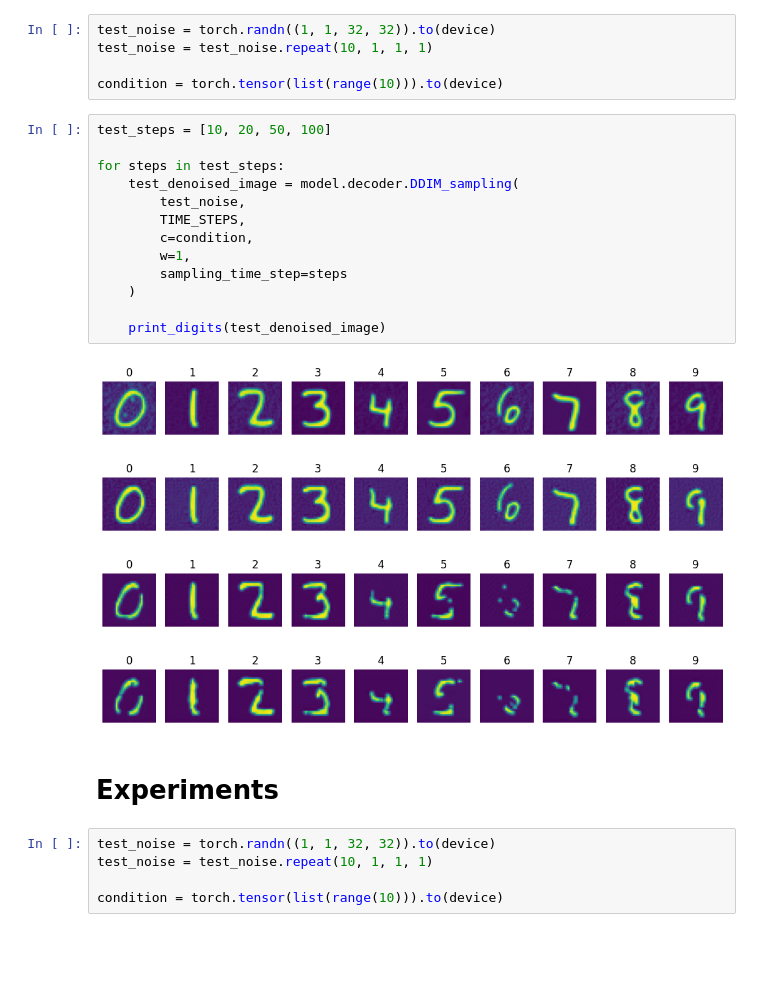
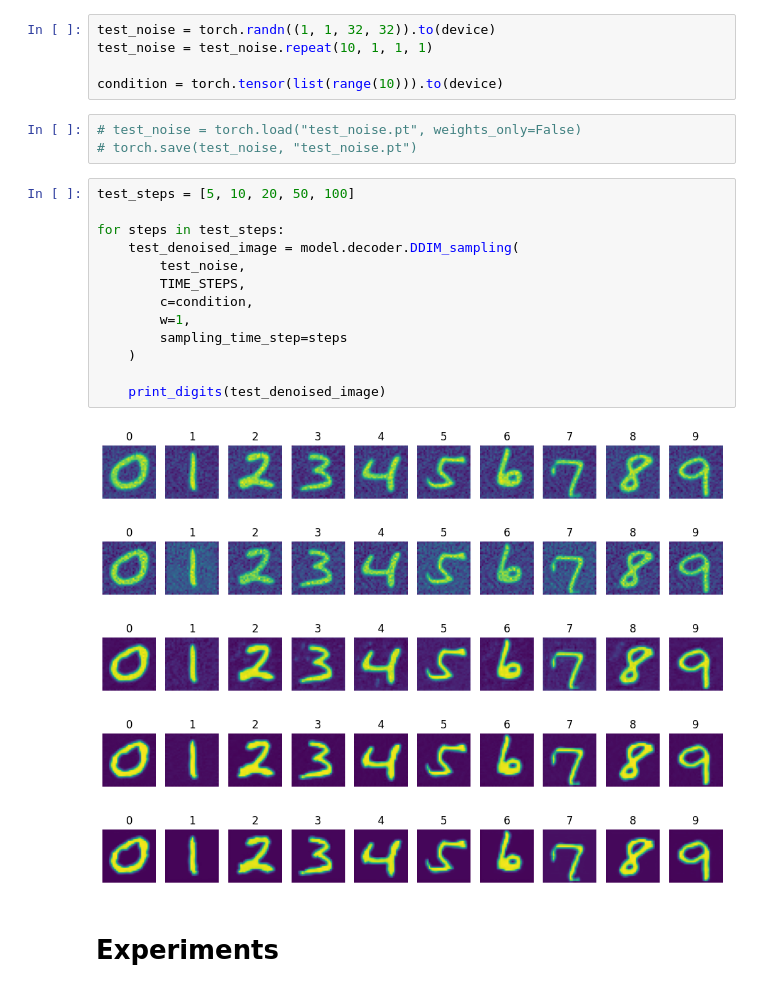
Before and after one commit to junyeong-nero/DDPM, a Jupyter notebook: diffusion_colab_experiments.ipynb, the cells around one changed output. Saved outputs shown, nothing was run; the diff lists cells and outputs as text; blank space fills up the shorter version.

```diff
--- a/diffusion_colab_experiments.ipynb
+++ b/diffusion_colab_experiments.ipynb
@@ -968,28 +1000,27 @@ test_noise = torch.randn((1, 1, 32, 32)).to(device)
 test_noise = test_noise.repeat(10, 1, 1, 1)
 
 condition = torch.tensor(list(range(10))).to(device)
+# %%
+# test_noise = torch.load("test_noise.pt", weights_only=False)
+# torch.save(test_noise, "test_noise.pt")
 # %%
-test_steps = [10, 20, 50, 100]
+test_steps = [5, 10, 20, 50, 100]
 
 for steps in test_steps:
     test_denoised_image = model.decoder.DDIM_sampling(
         test_noise,
         TIME_STEPS,
         c=condition,
         w=1,
         sampling_time_step=steps
     )
 
     print_digits(test_denoised_image)
 # %% [output]
-[figure, old version]
+[figure, new version]
-[figure, old version]
+[figure, new version]
-[figure, old version]
+[figure, new version]
-[figure, old version]
+[figure, new version]
+[figure, added]
 # %% [markdown]
 # Experiments
-# %%
-test_noise = torch.randn((1, 1, 32, 32)).to(device)
-test_noise = test_noise.repeat(10, 1, 1, 1)
-
-condition = torch.tensor(list(range(10))).to(device)
```
Also changed, not shown: parts of 14 cells of this notebook.
